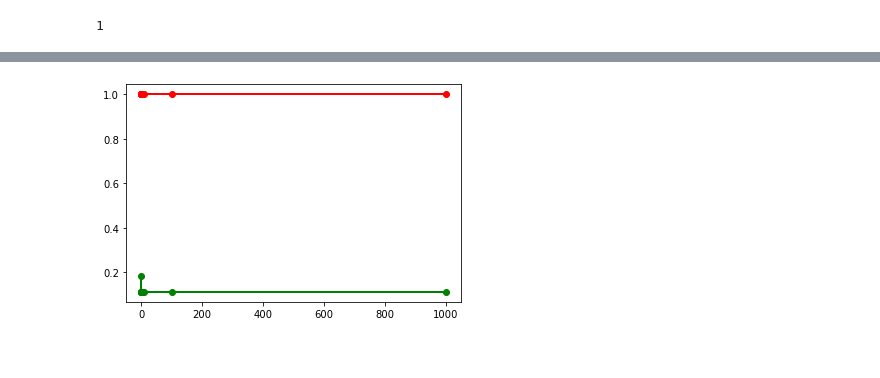
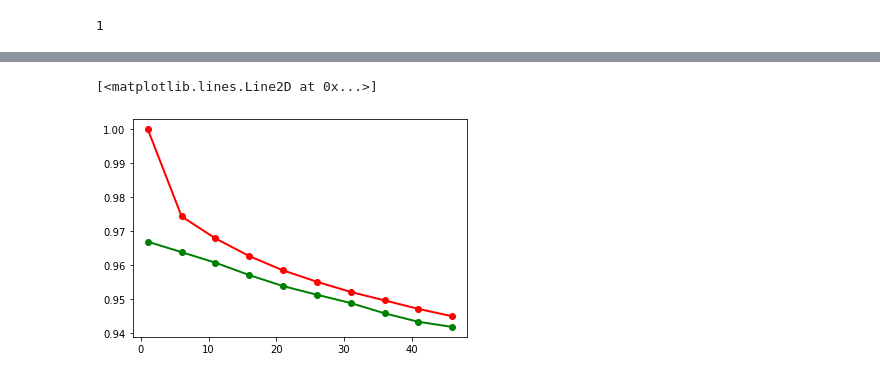
Before and after one commit to barmag/cs7641-projects, a Jupyter notebook: project1/knn-experiments.ipynb, the cells around one changed output, grey strips where cells are left out. Drawn from its saved outputs; the diff is of its cells as text; code cells hidden in the pictures.

Commit message:
KNN for mnist

```diff
--- a/project1/knn-experiments.ipynb
+++ b/project1/knn-experiments.ipynb
@@ -159,6 +159,6 @@ print (mnist_y[mnist_i])
 # %%
 mnist_X_train, mnist_X_test, mnist_y_train, mnist_y_test = train_test_split(mnist_X, mnist_y, test_size=.33, random_state=42)
 # %%
-mnist_tree_clf = SVC(kernel='rbf', random_state=42)
+mnist_tree_clf = KNeighborsClassifier()
 mnist_tree_clf.fit(mnist_X_train, mnist_y_train)
 # %% [output]
@@ -173,0 +170,14 @@ mnist_tree_clf.get_depth()
+# %%
+from sklearn.model_selection import RandomizedSearchCV, StratifiedShuffleSplit
+import warnings
+warnings.filterwarnings('ignore')
+# C_range = 10. ** np.arange(-3, 8)
+# gamma_range = 10. ** np.arange(-5, 4)
+n_range = range(1, 50, 5)
+cv = StratifiedShuffleSplit(n_splits=5, test_size=0.33, random_state=42)
+param_grid = dict(n_neighbors=n_range)
+grid = RandomizedSearchCV(KNeighborsClassifier(weights='uniform'), param_distributions=param_grid, cv=cv, n_jobs=6, verbose=2)
+
+grid.fit(mnist_X_train, mnist_y_train)
+
+print("The best classifier is: ", grid.best_estimator_)
@@ -173,0 +190,14 @@ mnist_tree_clf.get_depth()
+# %%
+from sklearn.model_selection import RandomizedSearchCV, StratifiedShuffleSplit
+import warnings
+warnings.filterwarnings('ignore')
+# C_range = 10. ** np.arange(-3, 8)
+# gamma_range = 10. ** np.arange(-5, 4)
+n_range = range(1, 50, 5)
+cv = StratifiedShuffleSplit(n_splits=5, test_size=0.33, random_state=42)
+param_grid = dict(n_neighbors=n_range)
+grid = RandomizedSearchCV(KNeighborsClassifier(weights='distance'), param_distributions=param_grid, cv=cv, n_jobs=6, verbose=2)
+
+grid.fit(mnist_X_train, mnist_y_train)
+
+print("The best classifier is: ", grid.best_estimator_)
@@ -198,7 +237,7 @@ plt.show()
 # %%
 lw = 2
-param_range = 10. ** np.arange(-5, 4)
-train_scores, test_scores = validation_curve(SVC(kernel='rbf'), mnist_X_train, mnist_y_train, param_name="gamma", param_range=param_range, scoring="accuracy", cv=3, n_jobs=6)
+param_range = range(1, 50, 5)
+train_scores, test_scores = validation_curve(KNeighborsClassifier(weights='uniform'), mnist_X_train, mnist_y_train, param_name="n_neighbors", param_range=param_range, scoring="accuracy", cv=3, n_jobs=6, verbose=1)
 train_scores_mean = np.mean(train_scores, axis=1)
 train_scores_std = np.std(train_scores, axis=1)
 test_scores_mean = np.mean(test_scores, axis=1)
@@ -211 +251,2 @@ plt.plot(param_range, test_scores_mean, 'o-', label="Cross-validation score", co
+[<matplotlib.lines.Line2D at 0x...>]
-[figure, old version]
+[figure, new version]
```
Also changed, not shown: parts of 9 cells of this notebook.
